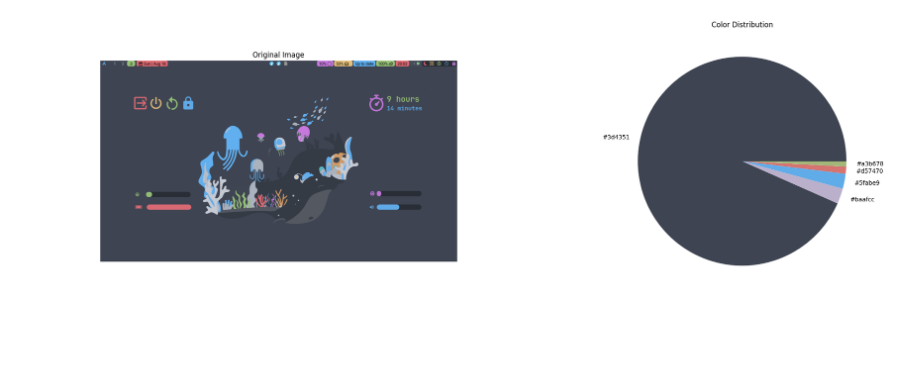
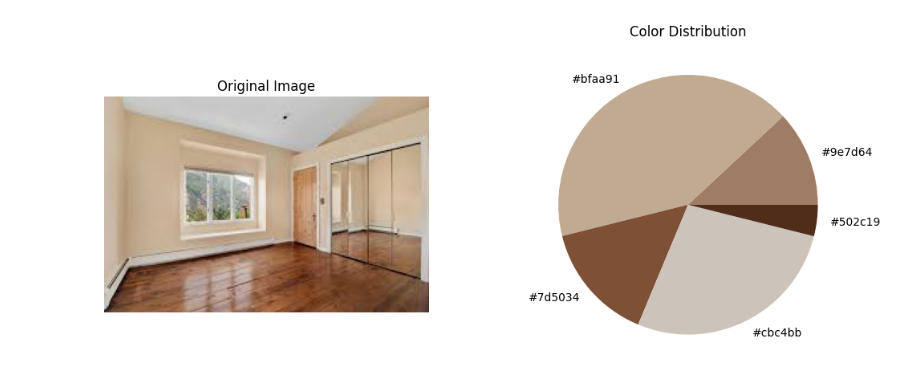
Before and after one commit to TheMagitian/ChromaCraft, a Jupyter notebook: AI_Proj_2.ipynb, the cells around one changed output. Cells and saved outputs as stored; diff of their text form; code cells hidden in the pictures; blank space fills up the shorter version.

```diff
--- a/AI_Proj_2.ipynb
+++ b/AI_Proj_2.ipynb
@@ -5,7 +5,7 @@ import matplotlib.pyplot as plt
 import cv2
 from sklearn.cluster import KMeans
 # %%
-img = cv2.imread('./images/rice1.png')
+img = cv2.imread('./images/unfurbished.jpeg')
 plt.imshow(img) # shows in BGR, convert to RGB
 # %% [output]
 <matplotlib.image.AxesImage at 0x...>
@@ -72,17 +67,17 @@ plt.imshow(img)
 # %%
-fig, ax = plt.subplots(1, 2, figsize=(25, 8))  # Adjust figure size
+fig, ax = plt.subplots(1, 2, figsize=(12, 8))  # Adjust figure size
 
 # Left Subplot: Display the original image using imshow
 ax[0].imshow(img)
 ax[0].axis('off')  # Hide the axes for the image
 ax[0].set_title("Original Image")
 
 # Right Subplot: Display the pie chart
 ax[1].pie(percent, colors=np.array(centroid / 255), labels=hex_colors, wedgeprops=dict(width=1))
 ax[1].set_title("Color Distribution")
 
 # Adjust the layout
 plt.subplots_adjust(wspace=0.3)  # Add space between subplots
 plt.show()
 # %% [output]
-[figure, old version]
+[figure, new version]
```
Also changed, not shown: parts of 7 cells of this notebook, 2 other files.
